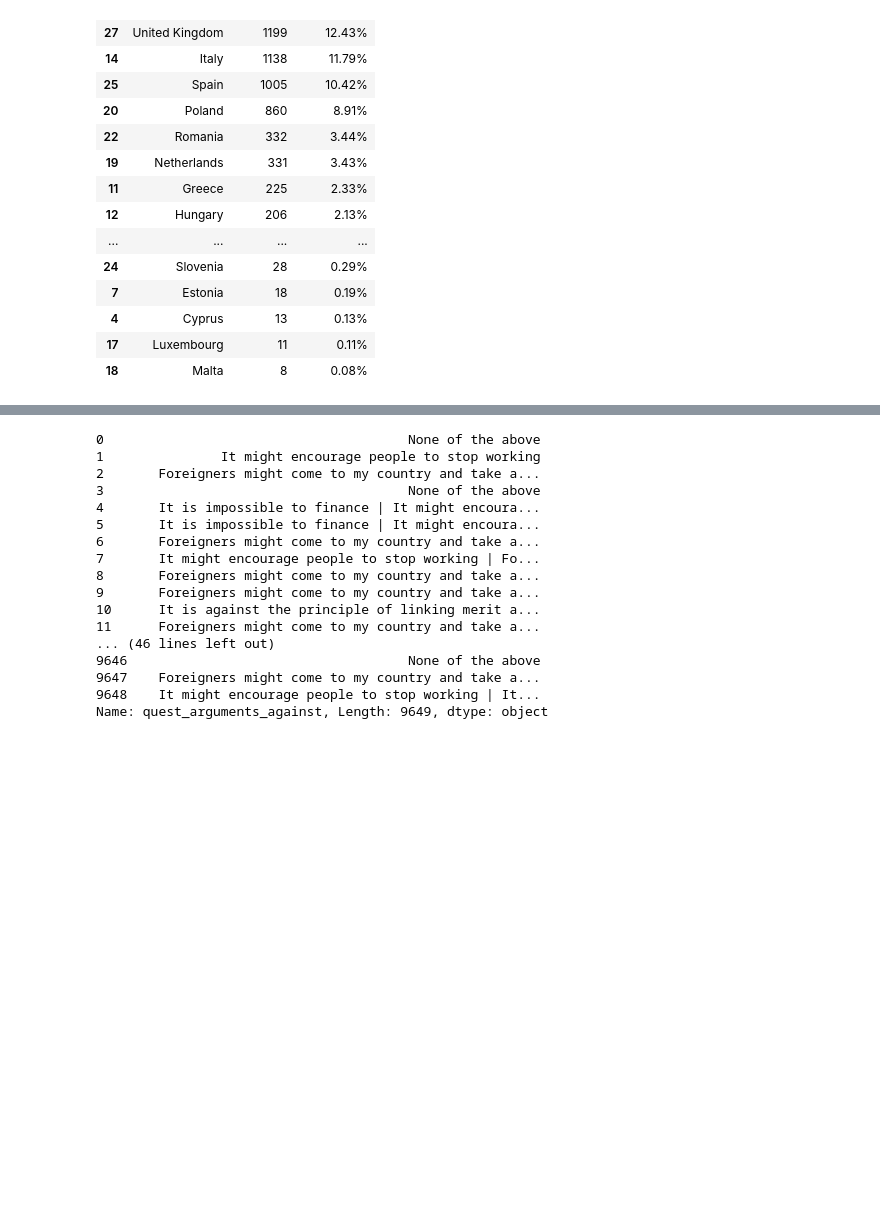
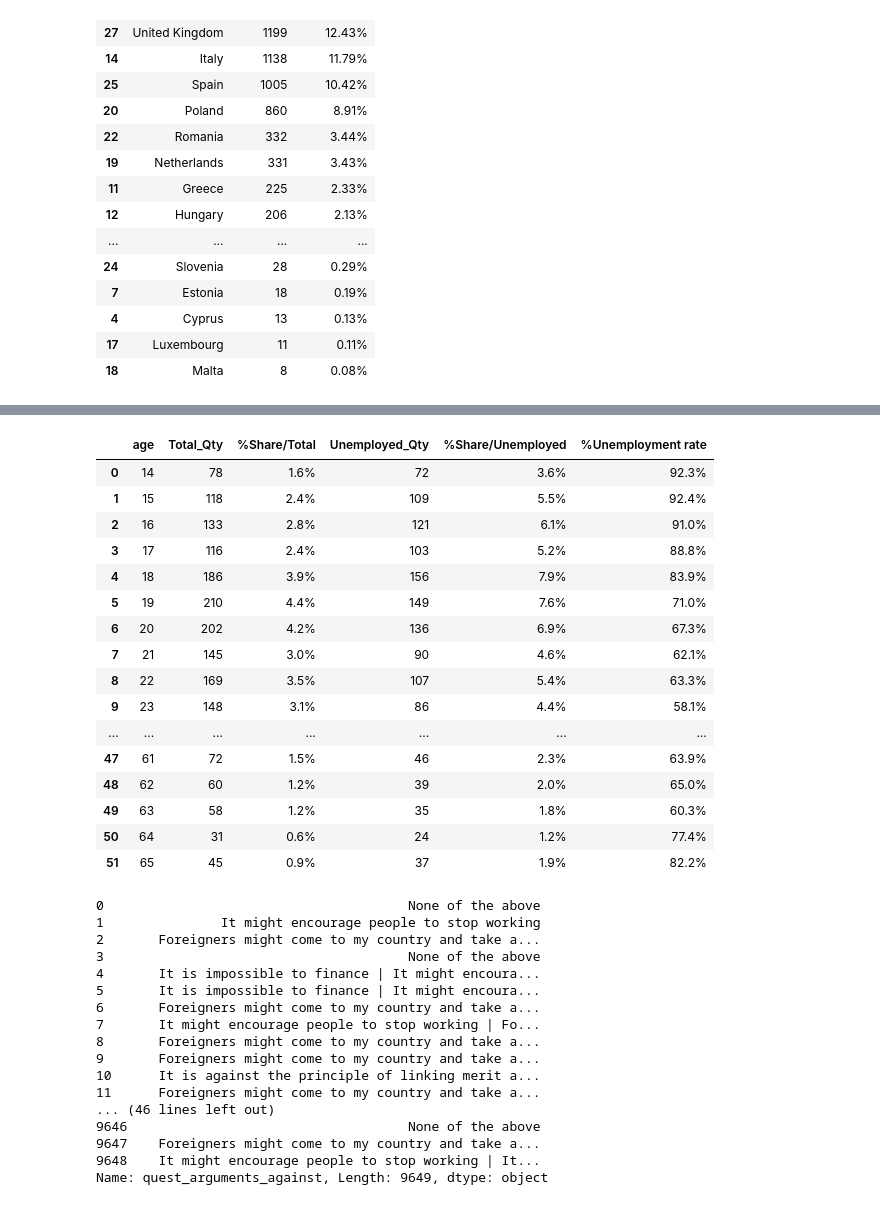
Before and after one commit to juankmp/Project_1_0420_JuanMunoz, a Jupyter notebook: notebooks/analysis.ipynb, the cells around one changed output, grey strips where cells are left out. Cells and saved outputs as stored; diff of their text form; code cells hidden in the pictures; blank space fills up the shorter version.

Commit message:
unemployment rate dataframe!

```diff
--- a/notebooks/analysis.ipynb
+++ b/notebooks/analysis.ipynb
@@ -154,3 +212,48 @@ display(df_result_test) #dataframe without the percentage
+# %%
+df_result_test = df_all.groupby(['age']).agg({'uuid': ['count']})
+df_result_test.columns = ['Total_Qty']
+df_result_test = df_result_test.reset_index()
+df_result_test.columns = ['age','Total_Qty']
+#df_result_test.loc['Total']= df_result_test.sum(numeric_only=True, axis=0)
+df_result_test['%Share/Total'] = round(df_result_test['Total_Qty'] / df_result_test['Total_Qty'].sum() * 100 * 2,1).astype(str) + '%'
+df_result_test['age'] = df_result_test['age'].fillna('Total')
+
+filter = (df_all['full_time_job'] == 'no')
+df_all_2 = df_all[filter]
+
+df_result_test_2 = df_all_2.groupby(['age']).agg({'uuid': ['count']})
+df_result_test_2.columns = ['Unemployed_Qty']
+df_result_test_2 = df_result_test_2.reset_index()
+df_result_test_2.columns = ['age','Unemployed_Qty']
+#df_result_test_2.loc['Total']= df_result_test_2.sum(numeric_only=True, axis=0)
+df_result_test_2['%Share/Unemployed'] = round(df_result_test_2['Unemployed_Qty'] / df_result_test_2['Unemployed_Qty'].sum() * 100 * 2,1).astype(str) + '%'
+df_result_test_2['age'] = df_result_test_2['age'].fillna('Total')
+
+
+
+
+df_age_unemployment = pd.merge(df_result_test,df_result_test_2, how='left',on = 'age')
+df_age_unemployment['%Unemployment rate'] = round(df_age_unemployment['Unemployed_Qty'] / df_age_unemployment['Total_Qty']*100,1).astype(str) + '%'
+
+display(df_age_unemployment)
+# %% [output]
+|  | age | Total_Qty | %Share/Total | Unemployed_Qty | %Share/Unemployed | %Unemployment rate |
+| 0 | 14 | 78 | 1.6% | 72 | 3.6% | 92.3% |
+| 1 | 15 | 118 | 2.4% | 109 | 5.5% | 92.4% |
+| 2 | 16 | 133 | 2.8% | 121 | 6.1% | 91.0% |
+| 3 | 17 | 116 | 2.4% | 103 | 5.2% | 88.8% |
+| 4 | 18 | 186 | 3.9% | 156 | 7.9% | 83.9% |
+| 5 | 19 | 210 | 4.4% | 149 | 7.6% | 71.0% |
+| 6 | 20 | 202 | 4.2% | 136 | 6.9% | 67.3% |
+| 7 | 21 | 145 | 3.0% | 90 | 4.6% | 62.1% |
+| 8 | 22 | 169 | 3.5% | 107 | 5.4% | 63.3% |
+| 9 | 23 | 148 | 3.1% | 86 | 4.4% | 58.1% |
+| ... | ... | ... | ... | ... | ... | ... |
+| 47 | 61 | 72 | 1.5% | 46 | 2.3% | 63.9% |
+| 48 | 62 | 60 | 1.2% | 39 | 2.0% | 65.0% |
+| 49 | 63 | 58 | 1.2% | 35 | 1.8% | 60.3% |
+| 50 | 64 | 31 | 0.6% | 24 | 1.2% | 77.4% |
+| 51 | 65 | 45 | 0.9% | 37 | 1.9% | 82.2% |
 # %%
 df_all['quest_arguments_against']
 # %% [output]
```
Also changed, not shown: parts of 5 cells of this notebook, 17 other files.
